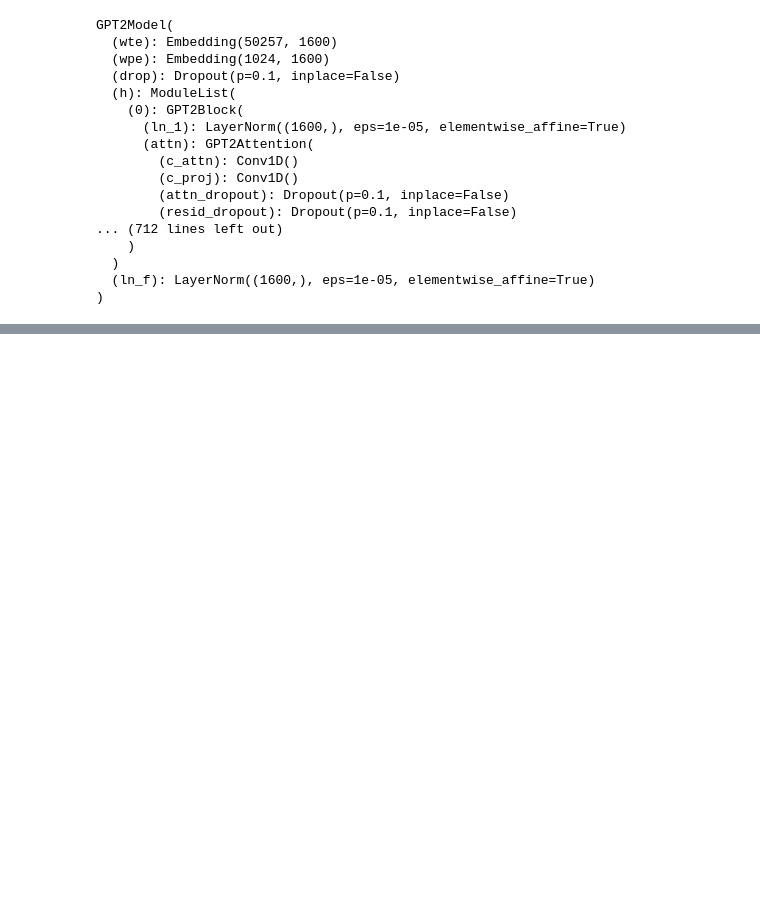
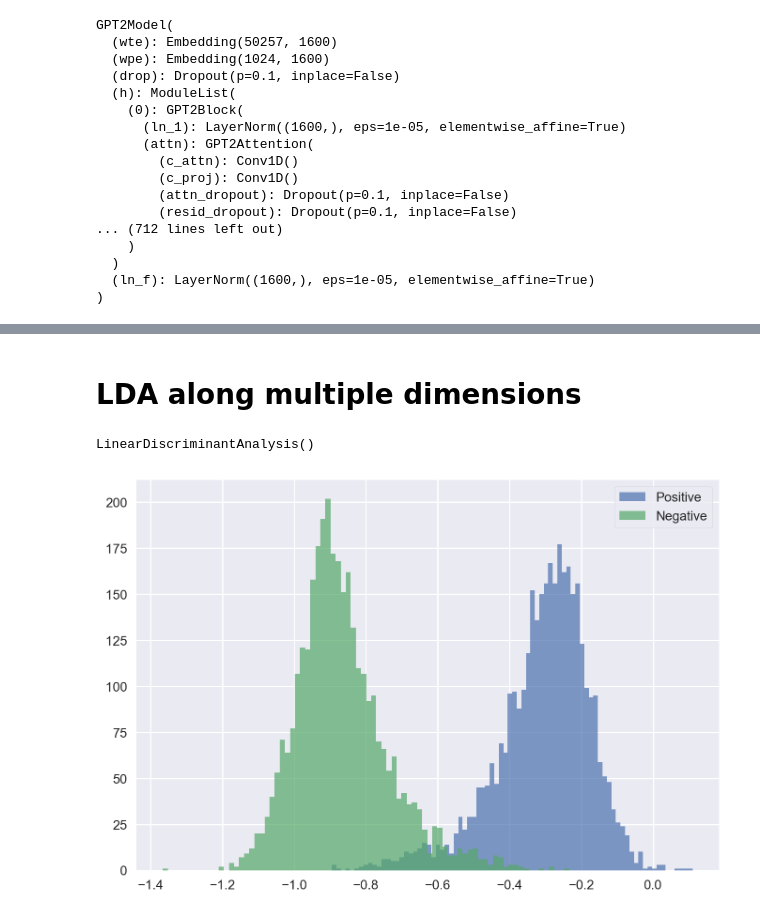
Before and after one commit to BYU-PCCL/partisanbrain, a Jupyter notebook: partisanbrain/emotions/nb_pca.ipynb, the cells around one changed output, grey strips where cells are left out. Cells and saved outputs as stored; diff of their text form; code cells hidden in the pictures; blank space fills up the shorter version.

```diff
--- a/partisanbrain/emotions/nb_pca.ipynb
+++ b/partisanbrain/emotions/nb_pca.ipynb
@@ -253,2 +227,7 @@ torch.Size([4, 1600])
+# %% [markdown]
+# LDA along multiple dimensions
 # %%
-lda.fit(X[:, 25])
+lda = LinearDiscriminantAnalysis()
+lda.fit(X[:,-1], y)
+# %% [output]
+LinearDiscriminantAnalysis()
@@ -258,0 +234,7 @@ neurons_per_layer = {
+# %%
+# normalize lda.scalings_
+lda.scalings_ = lda.scalings_ / la.norm(lda.scalings_)
+
+# project X[:,-1] onto lda.scalings_
+weights = X[:,-1] @ lda.scalings_
+Xhat = weights * lda.scalings_.T
@@ -258,0 +243,7 @@ neurons_per_layer = {
+# %%
+plt.hist(weights[y==1], alpha=0.7, bins=80, label="Positive")
+plt.hist(weights[y==0], alpha=0.7, bins=80, label="Negative")
+plt.legend(frameon=True)
+plt.show()
+# %% [output]
+[figure, added]
```
Also changed, not shown: parts of 20 cells of this notebook.
